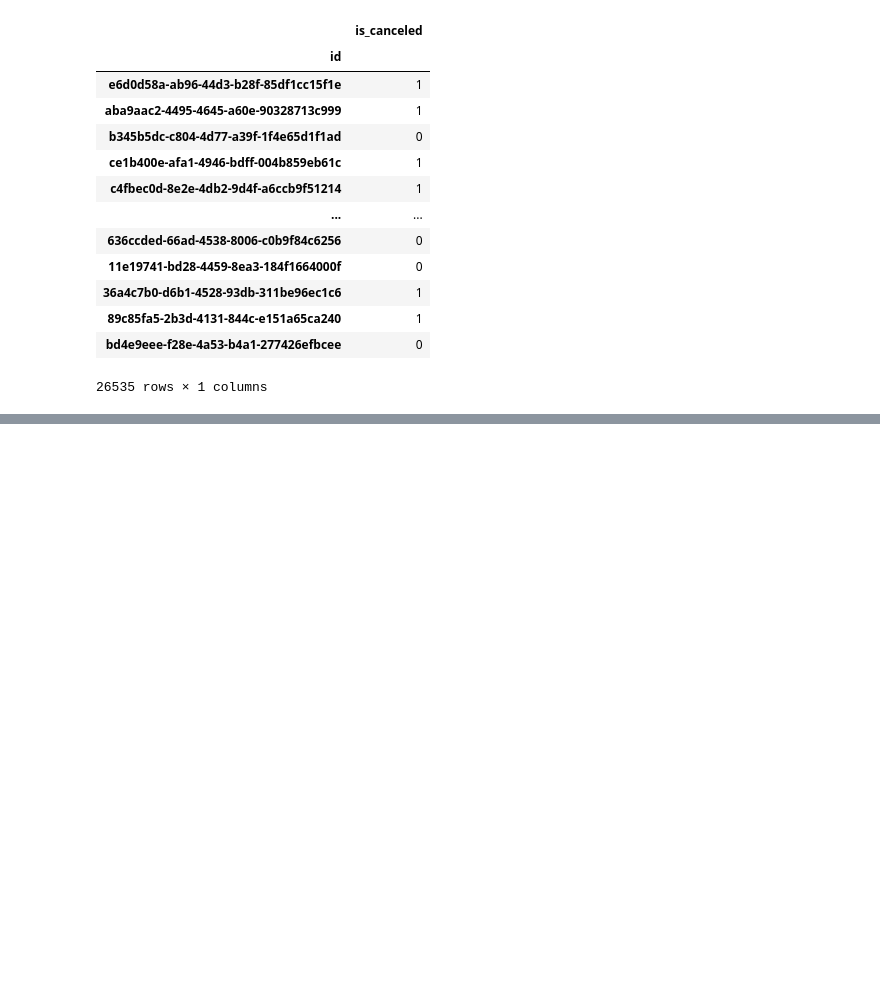
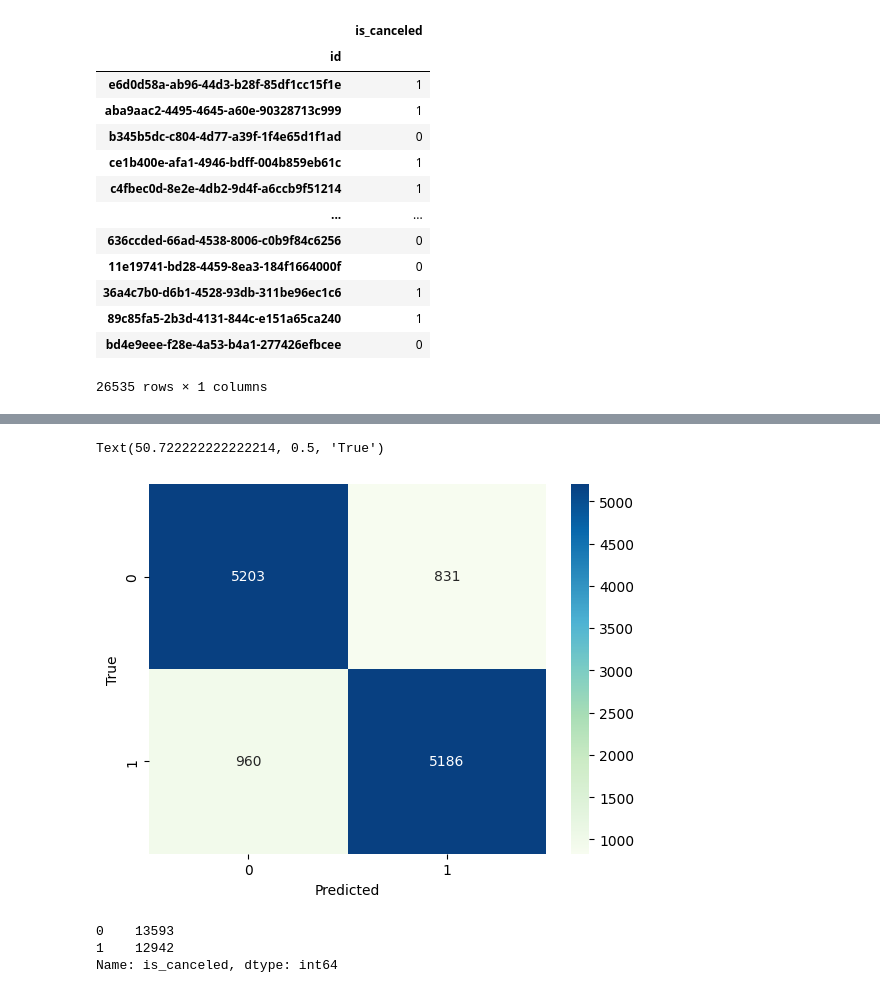
Before and after one commit to juanignaciogiacobbe/7506R-2C2023-GRUPO15, a Jupyter notebook: 7506R_TP1_GRUPO15_CHP3_ENTREGA.ipynb, the cells around one changed output, grey strips where cells are left out. Cells and saved outputs as stored; diff of their text form; code cells hidden in the pictures; blank space fills up the shorter version.

```diff
--- a/7506R_TP1_GRUPO15_CHP3_ENTREGA.ipynb
+++ b/7506R_TP1_GRUPO15_CHP3_ENTREGA.ipynb
@@ -319,0 +371,15 @@ ds_resultados.to_csv("predicciones_knn1.csv", index = False)
+# %%
+params_grid={ 'n_neighbors':range(15,50),
+              'weights':['distance','uniform'],
+              'algorithm':['ball_tree', 'kd_tree', 'brute'],
+              'metric':['euclidean','manhattan','chebyshev']
+             }
+
+#Clasificador KNN
+knn=KNeighborsClassifier()
+
+#Random Search con 10 Folds y 10 iteraciones
+rand = RandomizedSearchCV(knn, params_grid, cv=7, scoring='f1', n_iter=100, random_state=5)
+
+rand.fit(x_train, y_train)
+rand.cv_results_['mean_test_score']
@@ -319,0 +474,22 @@ ds_resultados.to_csv("predicciones_knn1.csv", index = False)
+# %%
+from sklearn.ensemble import RandomForestClassifier
+
+
+#Creamos un clasificador con hiperparámetros arbitrarios
+rfc = RandomForestClassifier(max_features='auto',
+                             oob_score=True,
+                             random_state=2,
+                             n_jobs=-1,
+                             criterion="entropy",
+                             min_samples_leaf=12,
+                             min_samples_split=13,
+                             n_estimators= 100 )
+#Entrenamos el modelo
+model = rfc.fit(X = x_train, y = y_train)
+# %%
+
+#Predicción con mejor estimador
+y_pred=model.predict(x_test)
+
+#Accuracy test
+f1_score(y_test,y_pred)
@@ -319,0 +509,11 @@ ds_resultados.to_csv("predicciones_knn1.csv", index = False)
+# %%
+#Creo la matriz de confusión
+tabla=confusion_matrix(y_test, y_pred)
+
+#Grafico la matriz de confusión
+sns.heatmap(tabla,cmap='GnBu',annot=True,fmt='g')
+plt.xlabel('Predicted')
+plt.ylabel('True')
+# %% [output]
+Text(50.722222222222214, 0.5, 'True')
+[figure, added]
@@ -319,0 +529,10 @@ ds_resultados.to_csv("predicciones_knn1.csv", index = False)
+# %%
+predict = model.predict(ds_test_prediccion[features])
+
+ds_resultados=pd.DataFrame(zip(ds_hoteles_test['id'], predict),columns=['id','is_canceled'])
+
+ds_resultados['is_canceled'].value_counts()
+# %% [output]
+0    13593
+1    12942
+Name: is_canceled, dtype: int64
```
Also changed, not shown: parts of 44 cells of this notebook.
